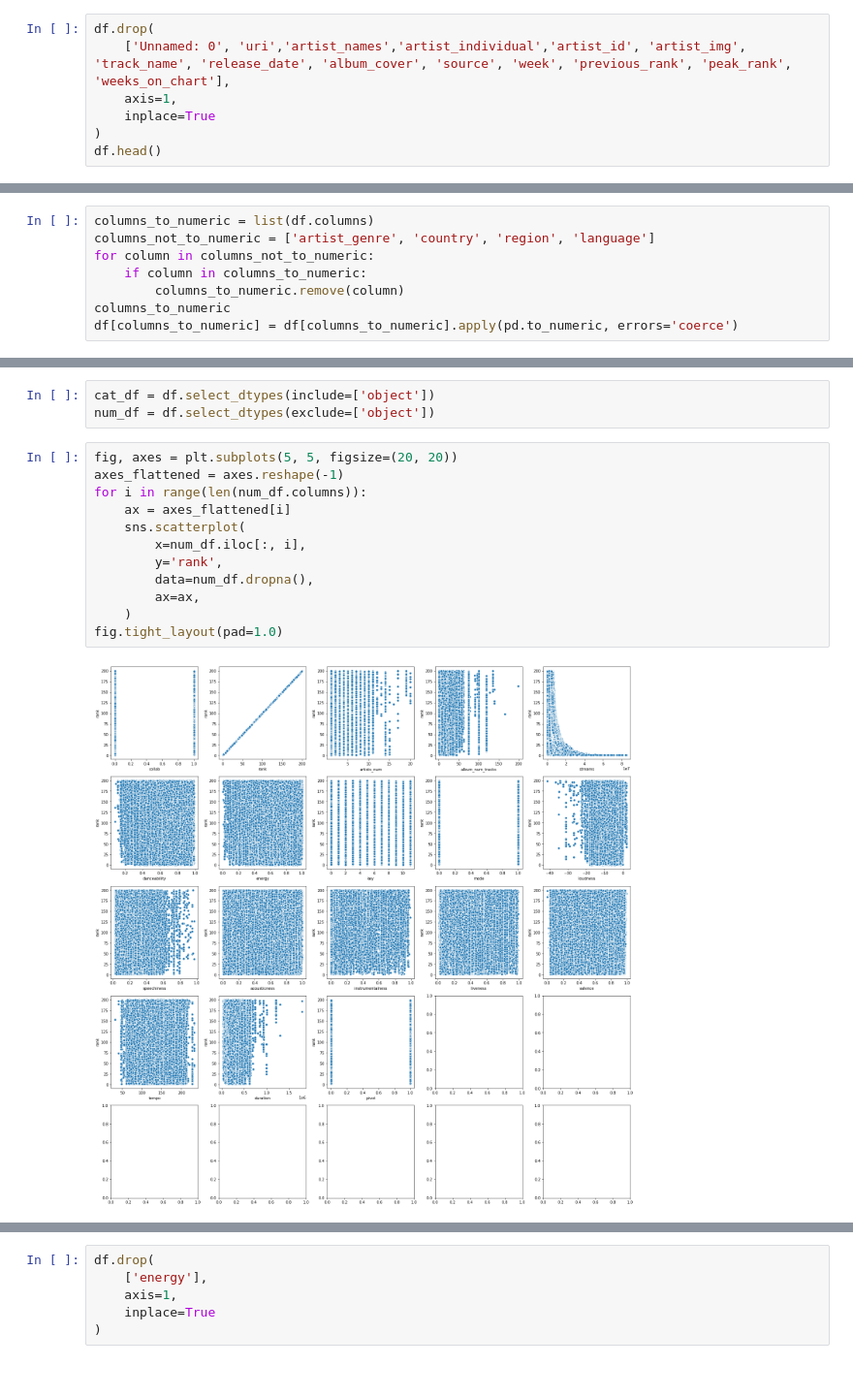
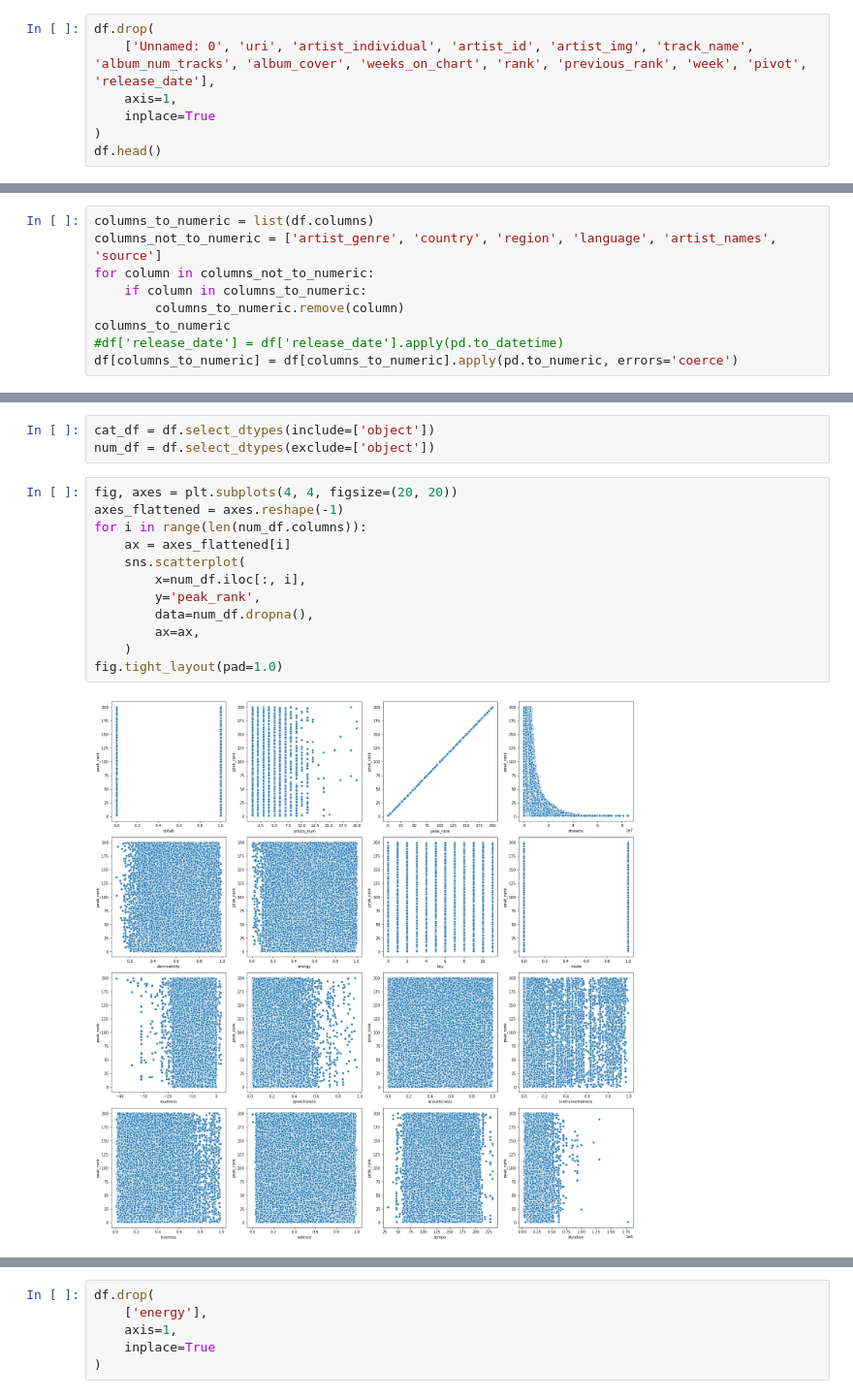
Before and after one commit to f1yToMoon/ai-fundamentals-project, a Jupyter notebook: music.ipynb, the cells around one changed output, grey strips where cells are left out. Shown at 97% size. Cells and saved outputs as stored; diff of their text form.

```diff
--- a/music.ipynb
+++ b/music.ipynb
@@ -25,7 +25,7 @@ df.head()
 5 rows × 36 columns
 # %%
 df.drop(
-    ['Unnamed: 0', 'uri','artist_names','artist_individual','artist_id', 'artist_img', 'track_name', 'release_date', 'album_cover', 'source', 'week', 'previous_rank', 'peak_rank', 'weeks_on_chart'],
+    ['Unnamed: 0', 'uri', 'artist_individual', 'artist_id', 'artist_img', 'track_name', 'album_num_tracks', 'album_cover', 'weeks_on_chart', 'rank', 'previous_rank', 'week', 'pivot', 'release_date'],
     axis=1,
     inplace=True
 )
@@ -72,11 +72,12 @@ print("rows deleted: ", rows_count -  df.shape[0])
 rows deleted:  73
 # %%
 columns_to_numeric = list(df.columns)
-columns_not_to_numeric = ['artist_genre', 'country', 'region', 'language']
+columns_not_to_numeric = ['artist_genre', 'country', 'region', 'language', 'artist_names', 'source']
 for column in columns_not_to_numeric:
     if column in columns_to_numeric:
         columns_to_numeric.remove(column)
 columns_to_numeric
+#df['release_date'] = df['release_date'].apply(pd.to_datetime)
 df[columns_to_numeric] = df[columns_to_numeric].apply(pd.to_numeric, errors='coerce')
 # %%
 df.info()
@@ -102,19 +103,19 @@ memory usage: 300.1+ MB
 cat_df = df.select_dtypes(include=['object'])
 num_df = df.select_dtypes(exclude=['object'])
 # %%
-fig, axes = plt.subplots(5, 5, figsize=(20, 20))
+fig, axes = plt.subplots(4, 4, figsize=(20, 20))
 axes_flattened = axes.reshape(-1)
 for i in range(len(num_df.columns)):
     ax = axes_flattened[i]
     sns.scatterplot(
         x=num_df.iloc[:, i],
-        y='rank',
+        y='peak_rank',
         data=num_df.dropna(),
         ax=ax,
     )
 fig.tight_layout(pad=1.0)
 # %% [output]
-[figure, old version]
+[figure, new version]
 # %%
 def corrplot(df, method="pearson", annot=True, **kwargs):
     sns.clustermap(
```
Also changed, not shown: parts of 15 cells of this notebook.
